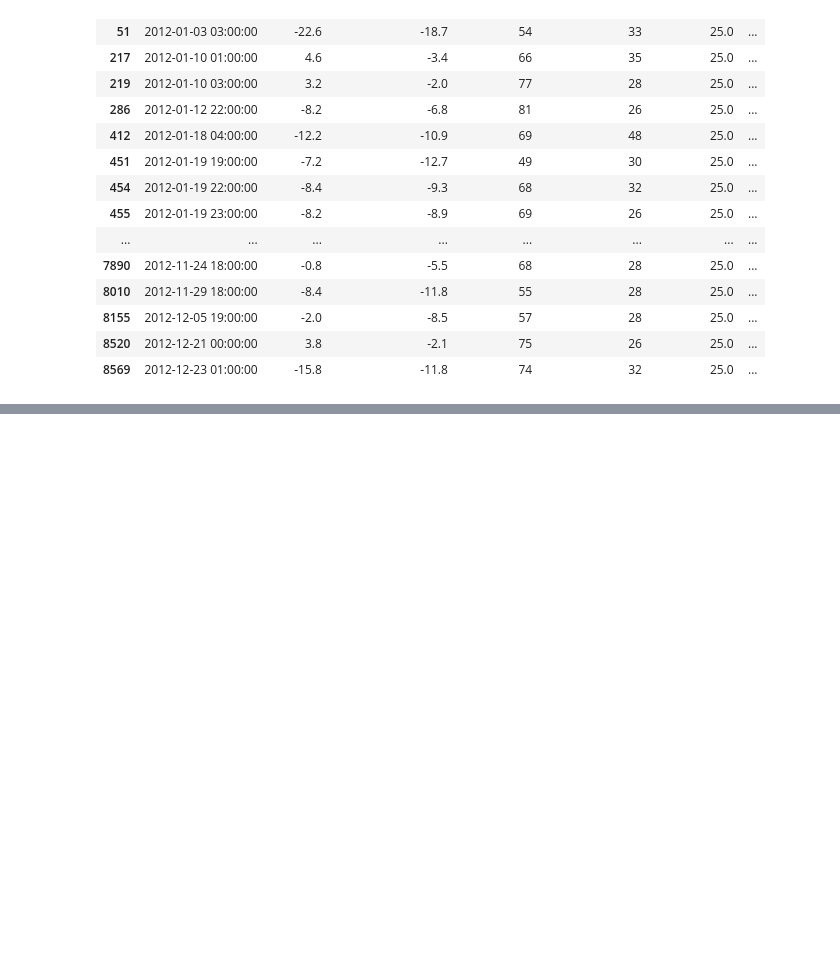
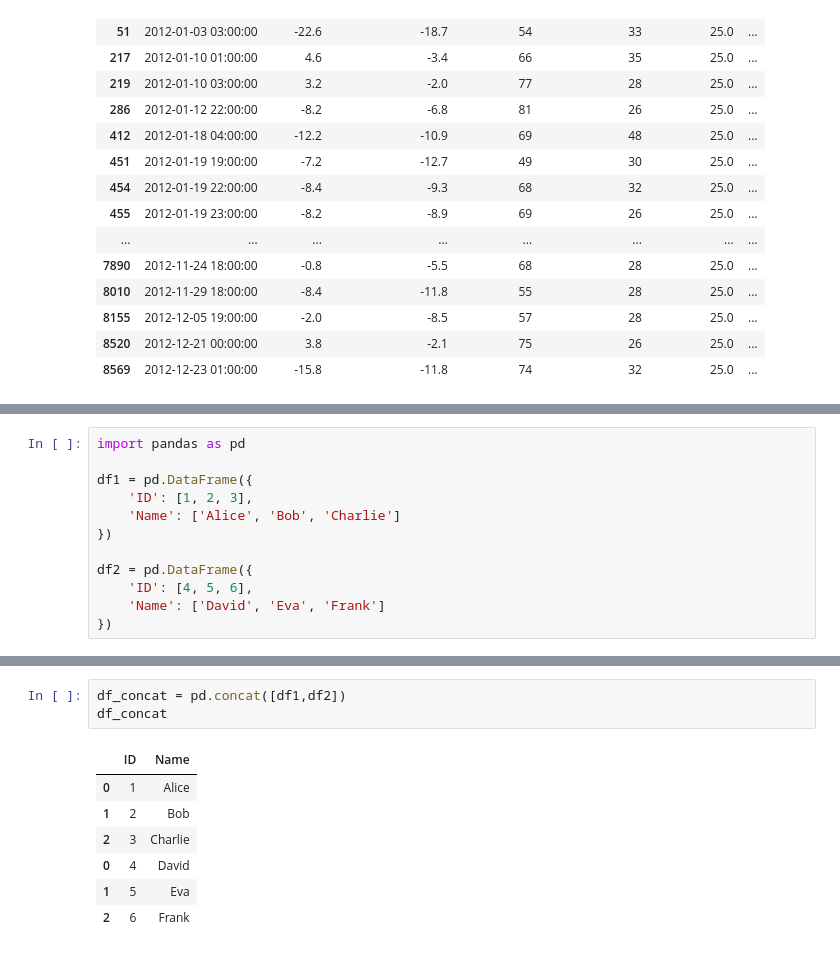
Before and after one commit to ruditmathews/PythonForDE, a Jupyter notebook: Basics/basics.ipynb, the cells around one changed output, grey strips where cells are left out. Drawn from its saved outputs; the diff is of its cells as text; blank space fills up the shorter version.

Commit message:
pandas checkpoint

```diff
--- a/Basics/basics.ipynb
+++ b/Basics/basics.ipynb
@@ -625,0 +707,12 @@ df_snow
+# %%
+import pandas as pd
+
+df1 = pd.DataFrame({
+    'ID': [1, 2, 3],
+    'Name': ['Alice', 'Bob', 'Charlie']
+})
+
+df2 = pd.DataFrame({
+    'ID': [4, 5, 6],
+    'Name': ['David', 'Eva', 'Frank']
+})
@@ -625,0 +733,11 @@ df_snow
+# %%
+df_concat = pd.concat([df1,df2])
+df_concat
+# %% [output]
+|  | ID | Name |
+| 0 | 1 | Alice |
+| 1 | 2 | Bob |
+| 2 | 3 | Charlie |
+| 0 | 4 | David |
+| 1 | 5 | Eva |
+| 2 | 6 | Frank |
```
Also changed, not shown: parts of 12 cells of this notebook.
